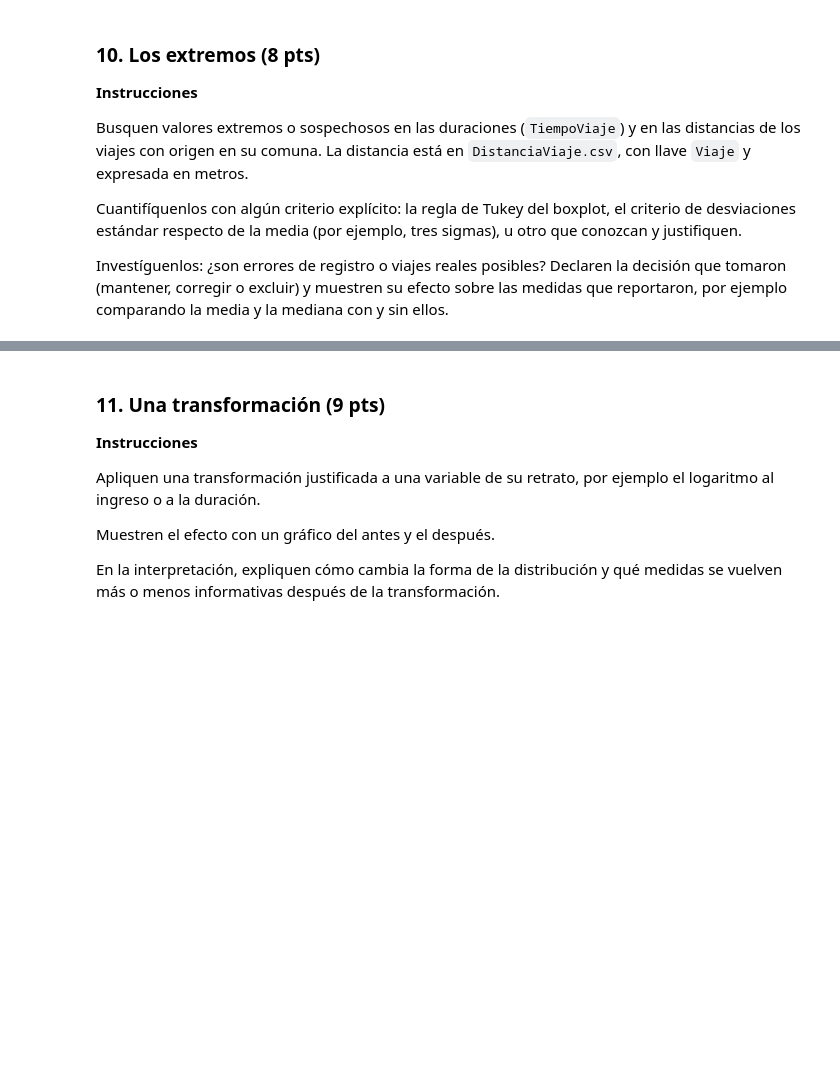
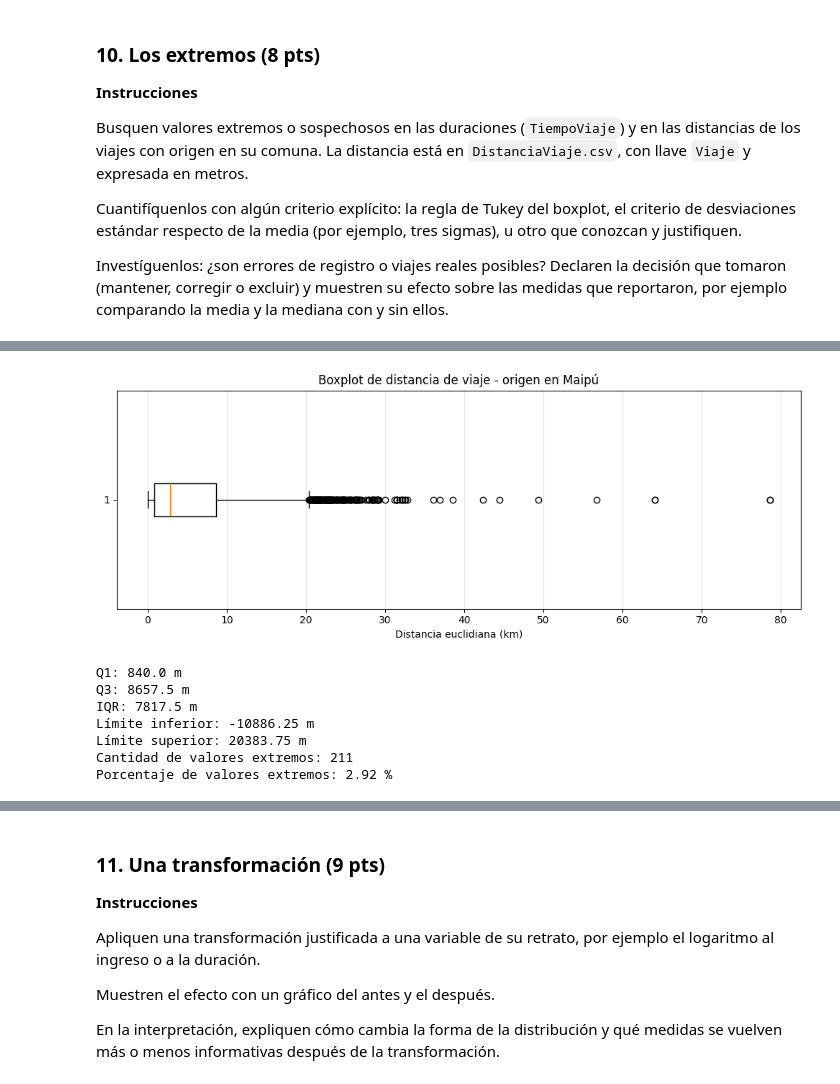
Before and after one commit to GaboDR/tarea1_csDatos, a Jupyter notebook: tarea1_delgado.ipynb, the cells around one changed output, grey strips where cells are left out. Drawn from its saved outputs; the diff is of its cells as text; code cells hidden in the pictures; blank space fills up the shorter version.

```diff
--- a/tarea1_delgado.ipynb
+++ b/tarea1_delgado.ipynb
@@ -840,0 +1460,50 @@ sin ellos.
+# %%
+distancia_km = distancia_maipu / 1000
+
+plt.figure(figsize=(10, 4))
+
+plt.boxplot(
+    distancia_km,
+    vert=False,
+    showfliers=True
+)
+
+plt.title('Boxplot de distancia de viaje - origen en Maipú')
+plt.xlabel('Distancia euclidiana (km)')
+plt.grid(axis='x', alpha=0.3)
+plt.tight_layout()
+plt.show()
+
+Q1_d = distancia_maipu.quantile(0.25)
+Q3_d = distancia_maipu.quantile(0.75)
+IQR_d = Q3_d - Q1_d
+
+lim_inf_d = Q1_d - 1.5 * IQR_d
+lim_sup_d = Q3_d + 1.5 * IQR_d
+
+outliers_distancia = distancia_maipu[
+    (distancia_maipu < lim_inf_d) |
+    (distancia_maipu > lim_sup_d)
+]
+
+print("Q1:", round(Q1_d, 2), "m")
+print("Q3:", round(Q3_d, 2), "m")
+print("IQR:", round(IQR_d, 2), "m")
+print("Límite inferior:", round(lim_inf_d, 2), "m")
+print("Límite superior:", round(lim_sup_d, 2), "m")
+
+print("Cantidad de valores extremos:", len(outliers_distancia))
+print(
+    "Porcentaje de valores extremos:",
+    round(len(outliers_distancia) / len(distancia_maipu) * 100, 2),
+    "%"
+)
+# %% [output]
+[figure, added]
+Q1: 840.0 m
+Q3: 8657.5 m
+IQR: 7817.5 m
+Límite inferior: -10886.25 m
+Límite superior: 20383.75 m
+Cantidad de valores extremos: 211
+Porcentaje de valores extremos: 2.92 %
```
Also changed, not shown: parts of 33 cells of this notebook.
